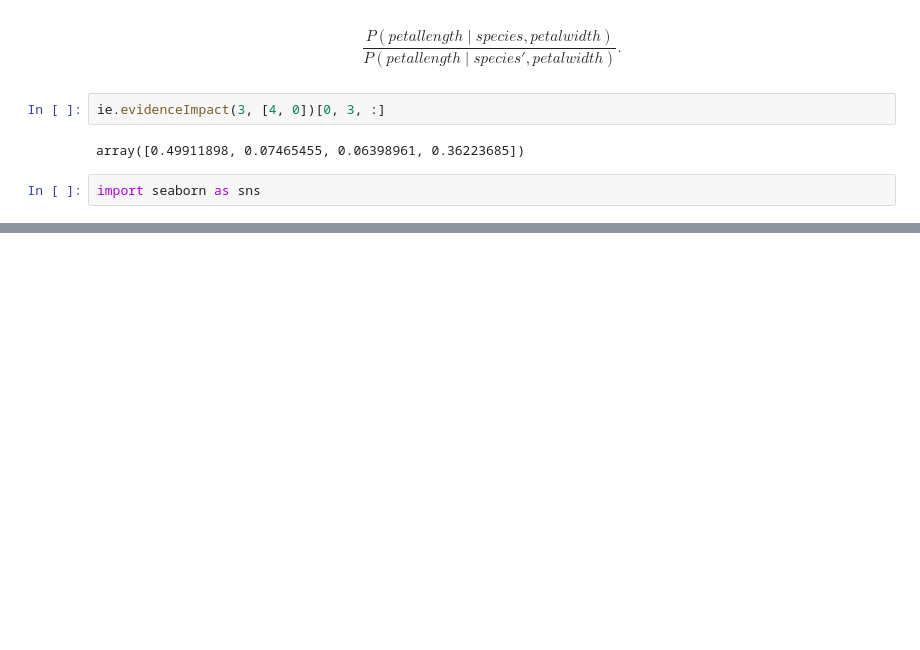
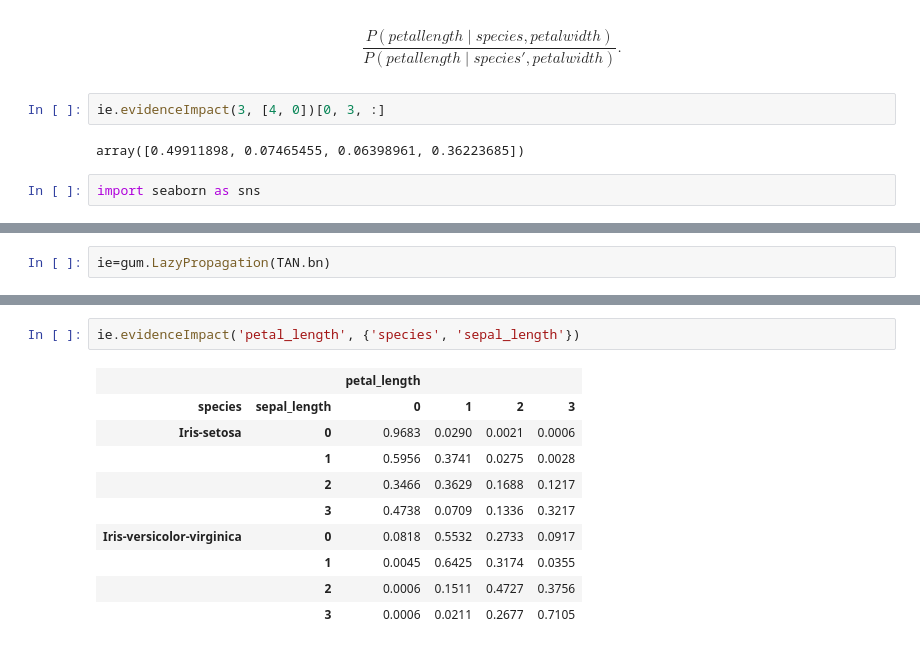
Before and after one commit to bmihaljevic/tfg-interpretml, a Jupyter notebook: experimental_notebooks/tan_and_bn/tan.ipynb, the cells around one changed output, grey strips where cells are left out. Drawn from its saved outputs; the diff is of its cells as text; blank space fills up the shorter version.

```diff
--- a/experimental_notebooks/tan_and_bn/tan.ipynb
+++ b/experimental_notebooks/tan_and_bn/tan.ipynb
@@ -271,0 +286,2 @@ plt.show()
+# %%
+ie=gum.LazyPropagation(TAN.bn)
@@ -271,0 +322,13 @@ plt.show()
+# %%
+ie.evidenceImpact('petal_length', {'species', 'sepal_length'})
+# %% [output]
+|  |  | petal_length |  |  |  |
+| species | sepal_length | 0 | 1 | 2 | 3 |
+| Iris-setosa | 0 | 0.9683 | 0.0290 | 0.0021 | 0.0006 |
+|  | 1 | 0.5956 | 0.3741 | 0.0275 | 0.0028 |
+|  | 2 | 0.3466 | 0.3629 | 0.1688 | 0.1217 |
+|  | 3 | 0.4738 | 0.0709 | 0.1336 | 0.3217 |
+| Iris-versicolor-virginica | 0 | 0.0818 | 0.5532 | 0.2733 | 0.0917 |
+|  | 1 | 0.0045 | 0.6425 | 0.3174 | 0.0355 |
+|  | 2 | 0.0006 | 0.1511 | 0.4727 | 0.3756 |
+|  | 3 | 0.0006 | 0.0211 | 0.2677 | 0.7105 |
```
Also changed, not shown: parts of 23 cells of this notebook, 2 other files.
